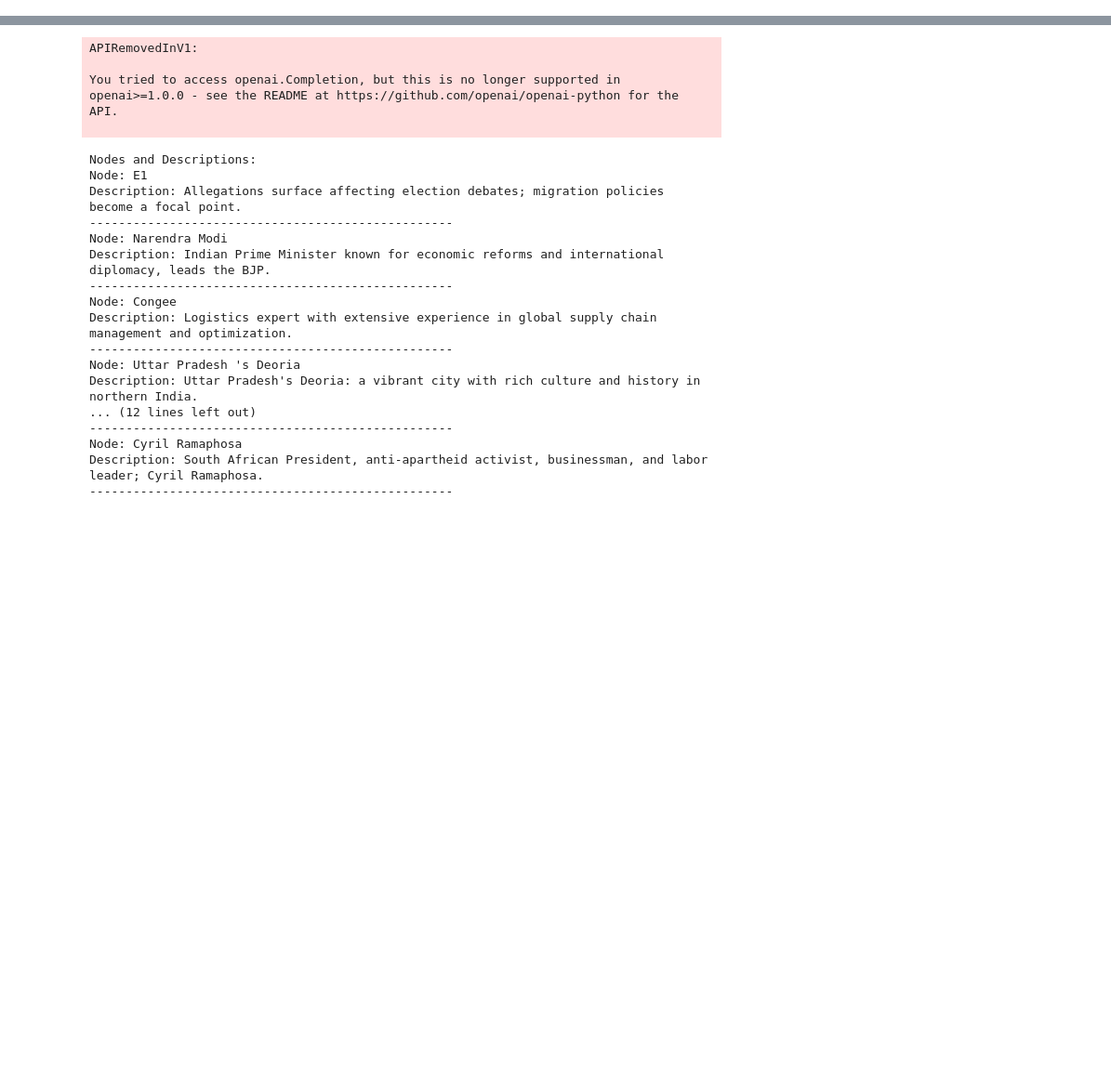
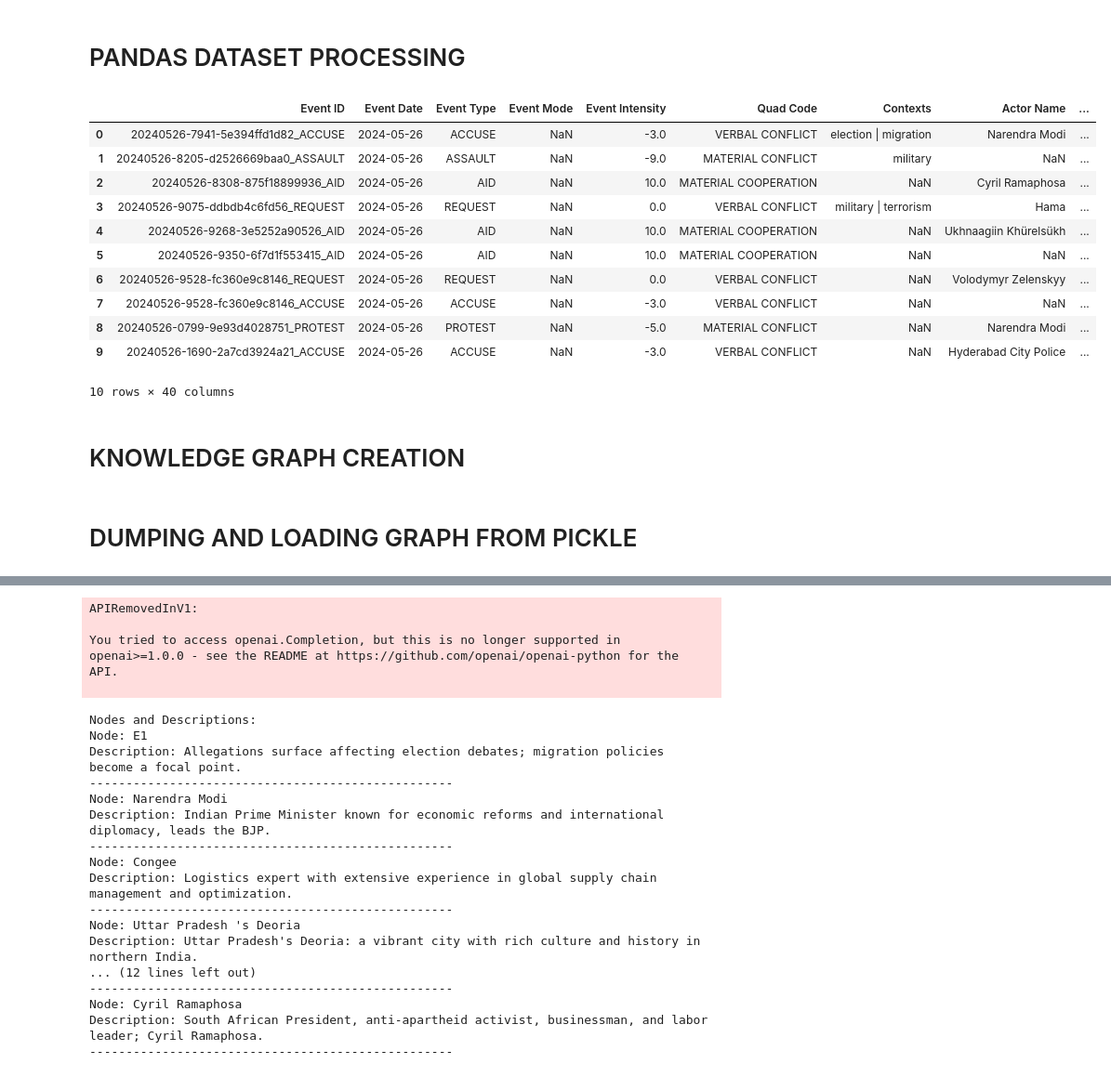
Before and after one commit to Aditya100401/GraphRAG, a Jupyter notebook: main.ipynb, the cells around one changed output, grey strips where cells are left out. Shown at 93% size. Cells and saved outputs as stored; diff of their text form; code cells hidden in the pictures; blank space fills up the shorter version.

```diff
--- a/final.ipynb
+++ b/main.ipynb
@@ -137,0 +135,23 @@ Note: you may need to restart the kernel to use updated packages.
+# %% [markdown]
+# PANDAS DATASET PROCESSING
+# %%
+# Load the data into a pandas DataFrame
+df = pd.read_csv(StringIO(data), sep='\t')
+
+# Limit to the first 10 rows
+df.head(10)
+# %% [output]
+|  | Event ID | Event Date | Event Type | Event Mode | Event Intensity | Quad Code | Contexts | Actor Name | ... |
+| 0 | 20240526-7941-5e394ffd1d82_ACCUSE | 2024-05-26 | ACCUSE | NaN | -3.0 | VERBAL CONFLICT | election | migration | Narendra Modi | ... |
+| 1 | 20240526-8205-d2526669baa0_ASSAULT | 2024-05-26 | ASSAULT | NaN | -9.0 | MATERIAL CONFLICT | military | NaN | ... |
+| 2 | 20240526-8308-875f18899936_AID | 2024-05-26 | AID | NaN | 10.0 | MATERIAL COOPERATION | NaN | Cyril Ramaphosa | ... |
+| 3 | 20240526-9075-ddbdb4c6fd56_REQUEST | 2024-05-26 | REQUEST | NaN | 0.0 | VERBAL CONFLICT | military | terrorism | Hama | ... |
+| 4 | 20240526-9268-3e5252a90526_AID | 2024-05-26 | AID | NaN | 10.0 | MATERIAL COOPERATION | NaN | Ukhnaagiin Khürelsükh | ... |
+| 5 | 20240526-9350-6f7d1f553415_AID | 2024-05-26 | AID | NaN | 10.0 | MATERIAL COOPERATION | NaN | NaN | ... |
+| 6 | 20240526-9528-fc360e9c8146_REQUEST | 2024-05-26 | REQUEST | NaN | 0.0 | VERBAL CONFLICT | NaN | Volodymyr Zelenskyy | ... |
+| 7 | 20240526-9528-fc360e9c8146_ACCUSE | 2024-05-26 | ACCUSE | NaN | -3.0 | VERBAL CONFLICT | NaN | NaN | ... |
+| 8 | 20240526-0799-9e93d4028751_PROTEST | 2024-05-26 | PROTEST | NaN | -5.0 | MATERIAL CONFLICT | NaN | Narendra Modi | ... |
+| 9 | 20240526-1690-2a7cd3924a21_ACCUSE | 2024-05-26 | ACCUSE | NaN | -3.0 | VERBAL CONFLICT | NaN | Hyderabad City Police | ... |
+10 rows × 40 columns
+# %% [markdown]
+# KNOWLEDGE GRAPH CREATION
@@ -137,0 +213,2 @@ Note: you may need to restart the kernel to use updated packages.
+# %% [markdown]
+# DUMPING AND LOADING GRAPH FROM PICKLE
```
Also changed, not shown: parts of 15 cells of this notebook, 3 other files.
